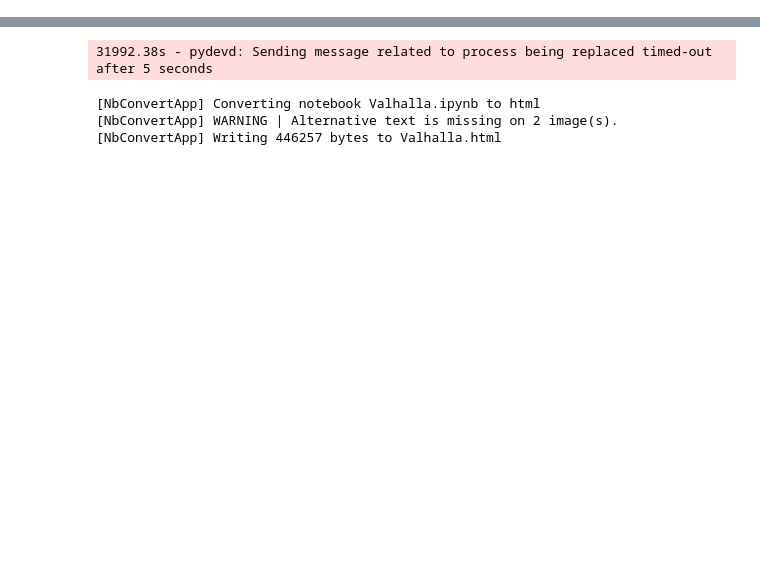
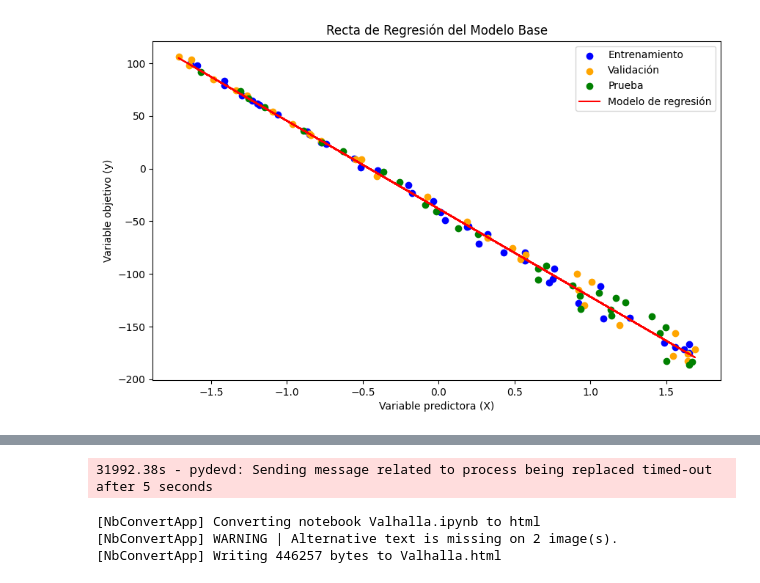
Before and after one commit to DMoonPamanes/MLA00832239, a Jupyter notebook: Implementacion/ML/Desempeño del Modelo/Valhalla.ipynb, the cells around one changed output, grey strips where cells are left out. Drawn from its saved outputs; the diff is of its cells as text; code cells hidden in the pictures; blank space fills up the shorter version.

```diff
--- a/Implementacion/ML/Desempeño del Modelo/Valhalla.ipynb
+++ b/Implementacion/ML/Desempeño del Modelo/Valhalla.ipynb
@@ -76,3 +76,23 @@ plt.show()
+# %%
+plt.figure(figsize=(10, 6))
+
+plt.scatter(X_train[:, 0], y_train, color='blue', label='Entrenamiento')
+plt.scatter(X_val[:, 0], y_val, color='orange', label='Validación')
+plt.scatter(X_test[:, 0], y_test, color='green', label='Prueba')
+
+# Predicciones del modelo base
+X_full = np.vstack([X_train, X_val, X_test])
+y_pred = model.predict(X_full)
+
+plt.plot(X_full[:, 0], y_pred, color='red', label='Modelo de regresión')
+
+plt.title("Recta de Regresión del Modelo Base")
+plt.xlabel("Variable predictora (X)")
+plt.ylabel("Variable objetivo (y)")
+plt.legend()
+plt.show()
+# %% [output]
+[figure, added]
 # %%
 sizes = np.random.choice(range(2, 40), size=20, replace=False)
 if 2 not in sizes:
```
Also changed, not shown: parts of 8 cells of this notebook, 1 other file.
